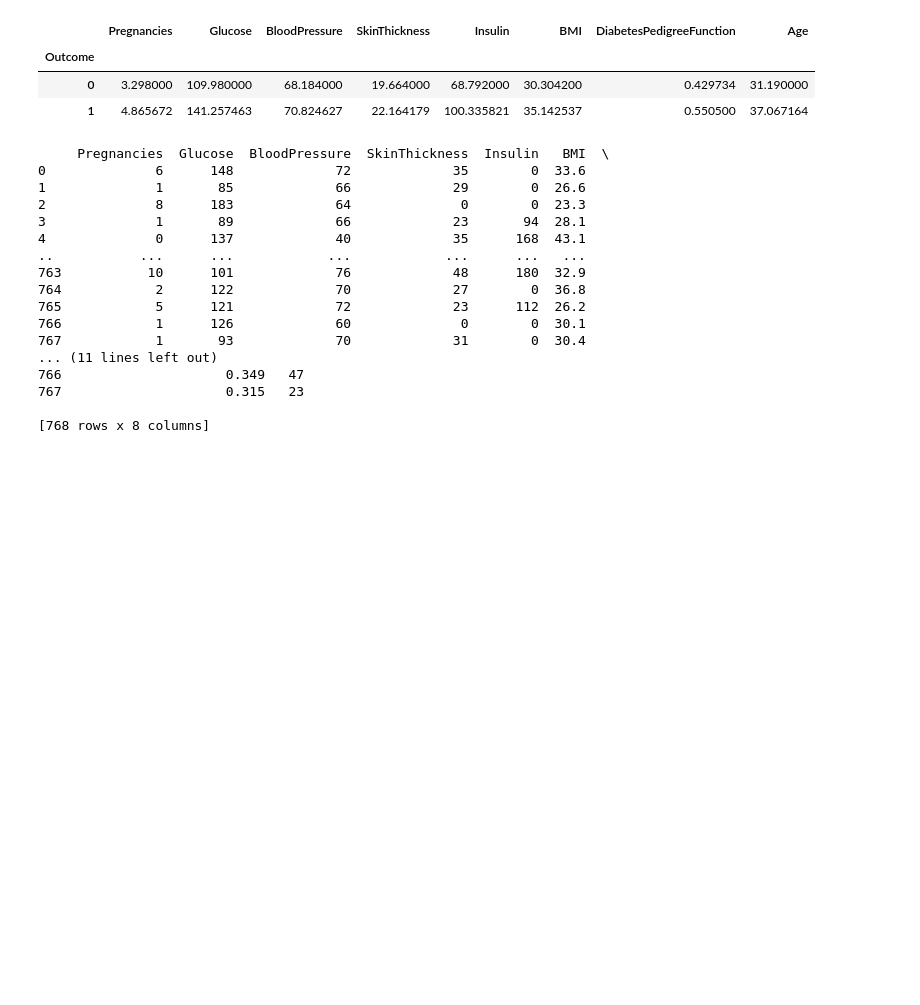
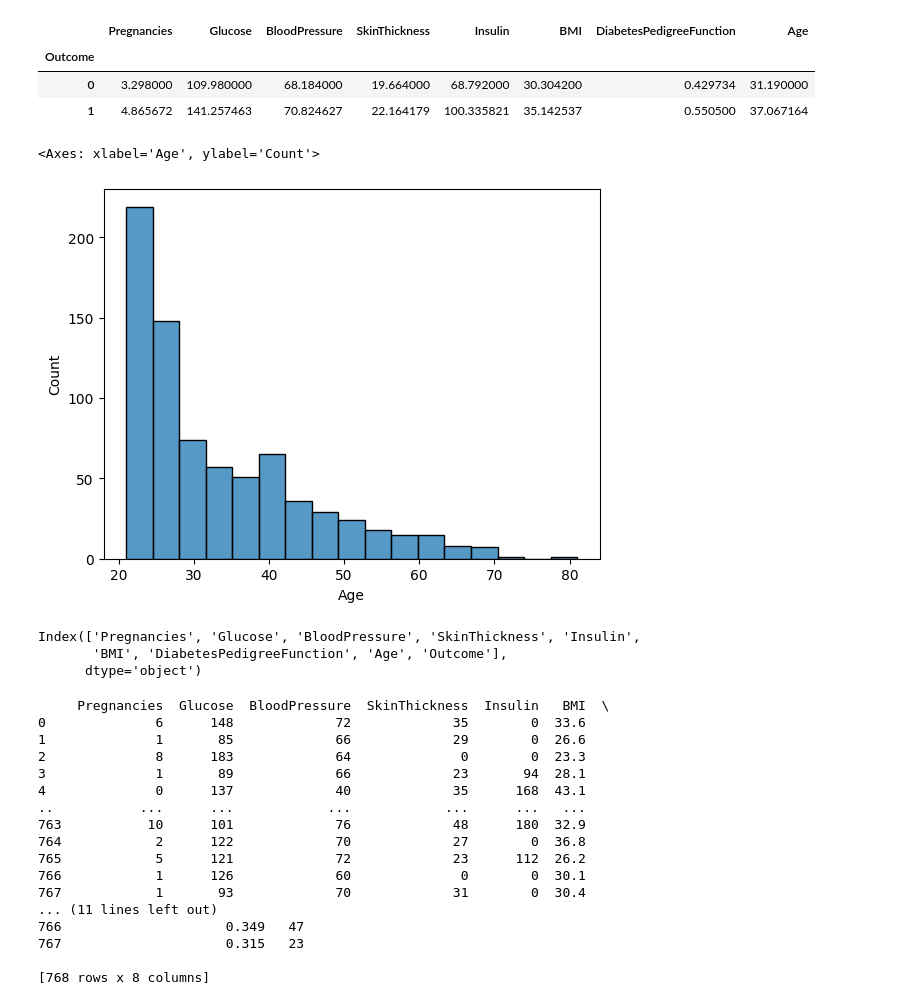
Before and after one commit to SahitSunny/Multidisease_Predictor, a Jupyter notebook: colab_files_to_train_models/Multiple disease prediction system - diabetes.ipynb, the cells around one changed output. Drawn from its saved outputs; the diff is of its cells as text; code cells hidden in the pictures; blank space fills up the shorter version.

```diff
--- a/colab_files_to_train_models/Multiple disease prediction system - diabetes.ipynb
+++ b/colab_files_to_train_models/Multiple disease prediction system - diabetes.ipynb
@@ -6,13 +6,12 @@ import pandas as pd
 from sklearn.model_selection import train_test_split
 from sklearn import svm
 from sklearn.metrics import accuracy_score
+# %%
+diabetes_dataset = pd.read_csv('../dataset/diabetes.csv')
 # %% [markdown]
 Data Collection and Analysis
 
 PIMA Diabetes Dataset
-# %%
-# loading the diabetes dataset to a pandas DataFrame
-diabetes_dataset = pd.read_csv('D:/Mathi/GITHUB/Multidisease_Predictor/dataset\diabetes.csv')
 # %%
 # printing the first 5 rows of the dataset
 diabetes_dataset.head()
@@ -59,6 +58,22 @@ diabetes_dataset.groupby('Outcome').mean()
 | Outcome |  |  |  |  |  |  |  |  |
 | 0 | 3.298000 | 109.980000 | 68.184000 | 19.664000 | 68.792000 | 30.304200 | 0.429734 | 31.190000 |
 | 1 | 4.865672 | 141.257463 | 70.824627 | 22.164179 | 100.335821 | 35.142537 | 0.550500 | 37.067164 |
+# %%
+import seaborn as sns
+
+columns = diabetes_dataset.columns
+
+
+sns.histplot(data=diabetes_dataset['Age'])
+# %% [output]
+<Axes: xlabel='Age', ylabel='Count'>
+[figure, added]
+# %%
+columns
+# %% [output]
+Index(['Pregnancies', 'Glucose', 'BloodPressure', 'SkinThickness', 'Insulin',
+       'BMI', 'DiabetesPedigreeFunction', 'Age', 'Outcome'],
+      dtype='object')
 # %%
 # separating the data and labels
 X = diabetes_dataset.drop(columns = 'Outcome', axis=1)
```
Also changed, not shown: 5 other files.
